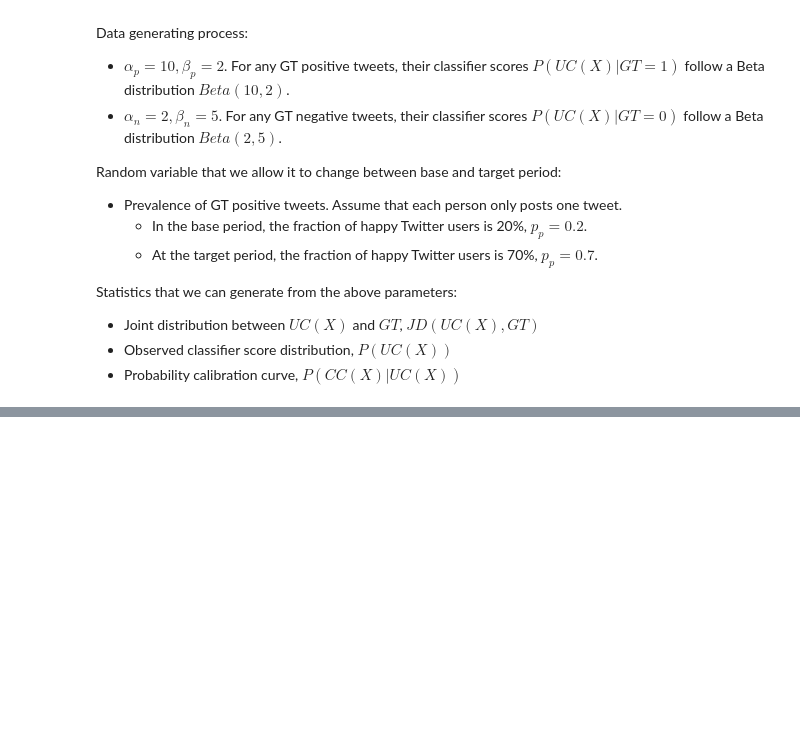
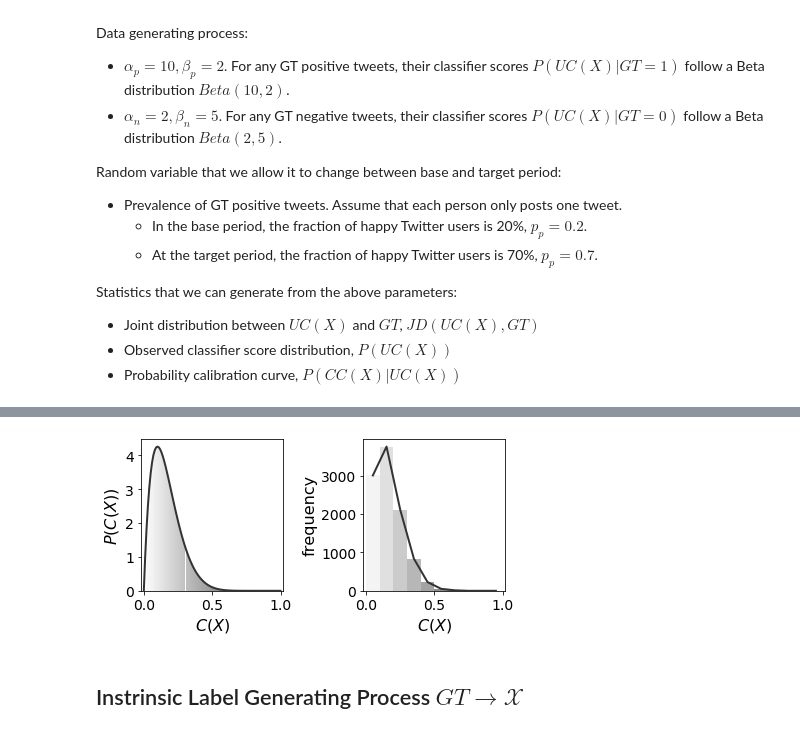
Before and after one commit to avalanchesiqi/pyquantifier, a Jupyter notebook: examples/Sec0-Data-Generating.ipynb, the cells around one changed output, grey strips where cells are left out. Cells and saved outputs as stored; diff of their text form; code cells hidden in the pictures; blank space fills up the shorter version.

```diff
--- a/examples/Sec0-Data-Generating.ipynb
+++ b/examples/Sec0-Data-Generating.ipynb
@@ -495,0 +102,14 @@ P(GT=1) 0.37054
+# %%
+single_distribution_rv = MixtureDistribution([stats.beta(2, 10)], weights=[1])
+
+fig, axes = plt.subplots(1, 2, figsize=(6, 3))
+axes = axes.ravel()
+
+single_distribution_rv.plot_pdf(ax=axes[0], color=ColorPalette.unknown_color)
+single_distribution_rv.plot_hist(size=10000, ax=axes[1], color=ColorPalette.unknown_color)
+
+plt.tight_layout()
+# %% [output]
+[figure, added]
+# %% [markdown]
+## Instrinsic Label Generating Process $GT \rightarrow \mathcal{X}$
```
Also changed, not shown: parts of 41 cells of this notebook, 25 other files.
